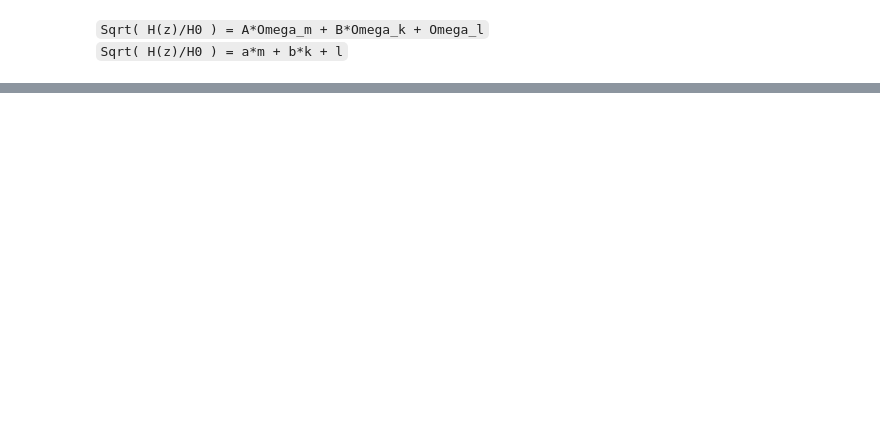
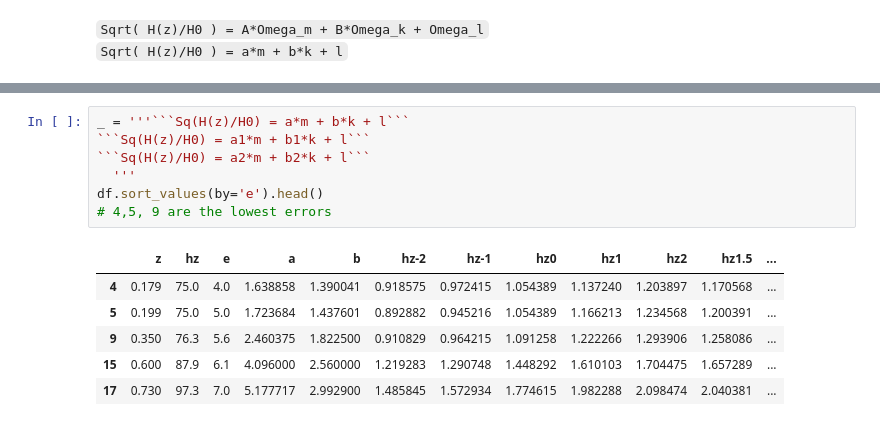
Before and after one commit to pranavsutar/Code-the-Cosmos-PHD, a Jupyter notebook: CodeTheCosmos.ipynb, the cells around one changed output, grey strips where cells are left out. Cells and saved outputs as stored; diff of their text form; blank space fills up the shorter version.

````diff
--- a/CodeTheCosmos.ipynb
+++ b/CodeTheCosmos.ipynb
@@ -213,0 +92,14 @@ value of l: 0.7844078462392411
+# %%
+_ = '''```Sq(H(z)/H0) = a*m + b*k + l```
+```Sq(H(z)/H0) = a1*m + b1*k + l```
+```Sq(H(z)/H0) = a2*m + b2*k + l```
+  '''
+df.sort_values(by='e').head()
+# 4,5, 9 are the lowest errors
+# %% [output]
+|  | z | hz | e | a | b | hz-2 | hz-1 | hz0 | hz1 | hz2 | hz1.5 | ... |
+| 4 | 0.179 | 75.0 | 4.0 | 1.638858 | 1.390041 | 0.918575 | 0.972415 | 1.054389 | 1.137240 | 1.203897 | 1.170568 | ... |
+| 5 | 0.199 | 75.0 | 5.0 | 1.723684 | 1.437601 | 0.892882 | 0.945216 | 1.054389 | 1.166213 | 1.234568 | 1.200391 | ... |
+| 9 | 0.350 | 76.3 | 5.6 | 2.460375 | 1.822500 | 0.910829 | 0.964215 | 1.091258 | 1.222266 | 1.293906 | 1.258086 | ... |
+| 15 | 0.600 | 87.9 | 6.1 | 4.096000 | 2.560000 | 1.219283 | 1.290748 | 1.448292 | 1.610103 | 1.704475 | 1.657289 | ... |
+| 17 | 0.730 | 97.3 | 7.0 | 5.177717 | 2.992900 | 1.485845 | 1.572934 | 1.774615 | 1.982288 | 2.098474 | 2.040381 | ... |
````
Also changed, not shown: parts of 27 cells of this notebook, 1 other file.
